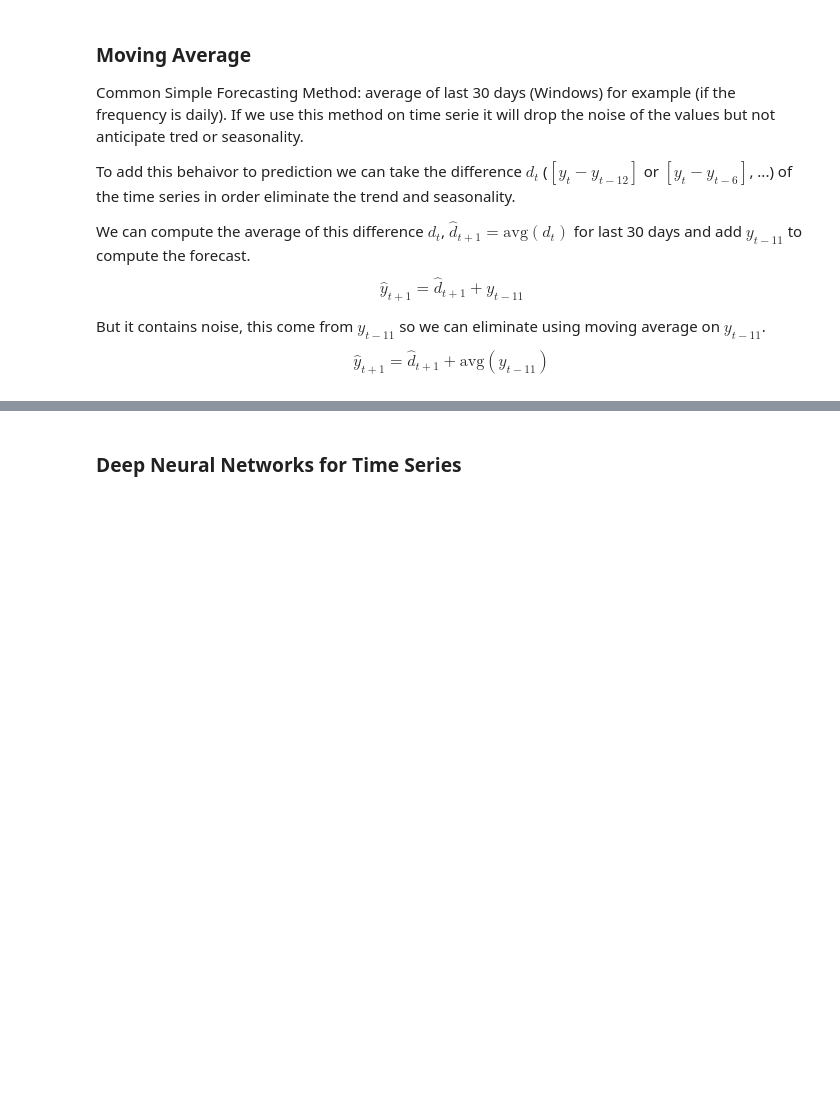
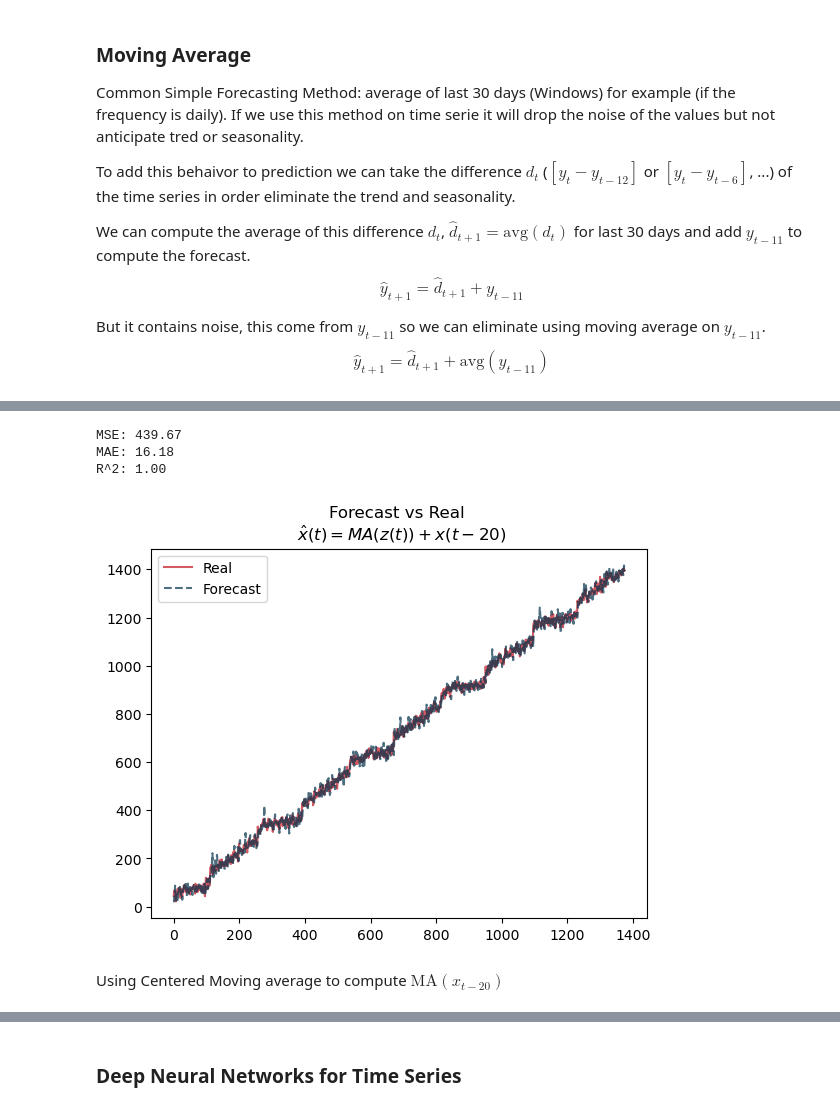
Before and after one commit to dante-cmd/NeuralNetwork, a Jupyter notebook: 04_advanced_neural_network.ipynb, the cells around one changed output, grey strips where cells are left out. Saved outputs shown, nothing was run; the diff lists cells and outputs as text; code cells hidden in the pictures; blank space fills up the shorter version.

Commit message:
Add models

```diff
--- a/04_advanced_neural_network.ipynb
+++ b/04_advanced_neural_network.ipynb
@@ -65,6 +163,21 @@ $$\text{error} = \hat{y} - y$$
 >
 > If aditional error (marginal error) involves more cost than earlier then we should use `RMSE`.
 > But if the cost aditional error is equal to earlier we should use `MAE`
+# %%
+def evaluation(x, y):
+    """
+    Evaluate the model
+    """
+    # Mean Squared Error
+    mse = np.mean((x - y)**2)
+    # Mean Absolute Error
+    mae = np.mean(np.abs(x - y))
+    # R^2
+    r2 = 1 - (np.sum((x - y)**2) / np.sum((x - np.mean(x))**2))
+
+    print(f'MSE: {mse:.2f}')
+    print(f'MAE: {mae:.2f}')
+    print(f'R^2: {r2:.2f}')
 # %% [markdown]
 ### Moving Average
 
@@ -255,0 +228,18 @@ np.sqrt(np.mean(((alumn_predict - alumn).dropna())**2))
+# %%
+# Recall: x(t) = z(t) + x(t-20)
+# x_forecast(t) = z_forecast(t) + x(t-20)
+x_real = (z_real + x_lagged[x_lagged.shape[0] - z_real.shape[0]:]).copy()
+x_forecast = (z_forecast + x_lagged[x_lagged.shape[0] - z_real.shape[0]:]).copy()
+
+plt.plot(x_real, label='Real', color='#c1121f', alpha=0.7)
+plt.plot(x_forecast, label='Forecast', color='#003049', linestyle='--', alpha=0.7)
+plt.title('Forecast vs Real \n $\hat{x}(t) = MA(z(t)) + x(t-20)$')
+plt.legend();
+evaluation(x_real, x_forecast)
+# %% [output]
+MSE: 439.67
+MAE: 16.18
+R^2: 1.00
+[figure, added]
+# %% [markdown]
+Using Centered Moving average to compute $\text{MA}(x_{t-20})$
```
Also changed, not shown: parts of 154 cells of this notebook, 10 other files.
